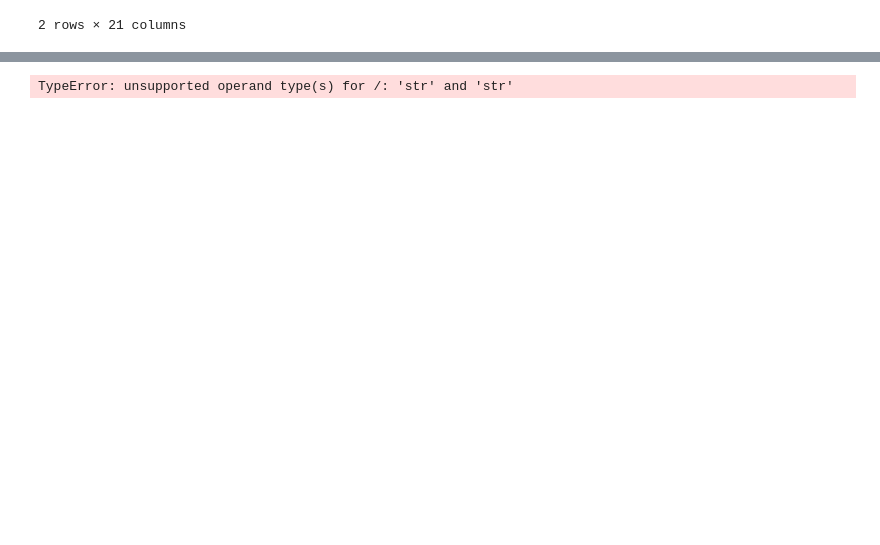
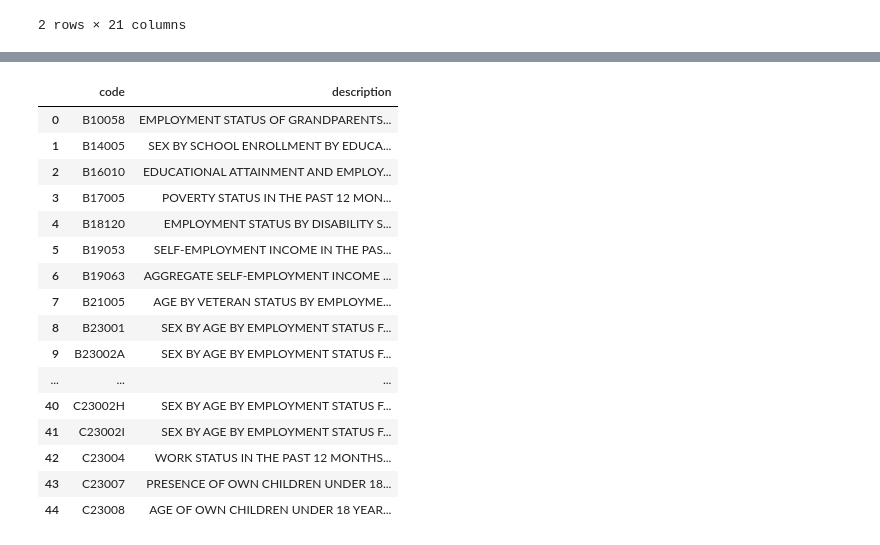
Before and after one commit to drawjk705/us-data, a Jupyter notebook: census/notebook.ipynb, the cells around one changed output, grey strips where cells are left out. Drawn from its saved outputs; the diff is of its cells as text; code cells hidden in the pictures; blank space fills up the shorter version.

```diff
--- a/census/notebook.ipynb
+++ b/census/notebook.ipynb
@@ -101,5 +100,5 @@ Index(['NAME', 'congressional district', 'state', 'Estimate_Total',
 # %%
-educData['pctNoHs'] = (educData.Estimate_Total_NoSchoolingCompleted \
+educPcts['pctNoHs'] = (educData.Estimate_Total_NoSchoolingCompleted \
                     + educData.Estimate_Total_NurseryTo4thGrade \
                     + educData.Estimate_Total_5thAnd6thGrade \
                     + educData.Estimate_Total_7thAnd8thGrade \
@@ -107,5 +106,31 @@ educData['pctNoHs'] = (educData.Estimate_Total_NoSchoolingCompleted \
                     + educData.Estimate_Total_10thGrade \
                     + educData.Estimate_Total_11thGrade \
                     + educData.Estimate_Total_12thGradeNoDiploma) / educData.Estimate_Total
+educPcts['pctHs'] = (educData.Estimate_Total_RegularHighSchoolDiploma \
+                     + educData.Estimate_Total_GedOrAlternativeCredential) \
+                        / educData.Estimate_Total
+educPcts['pctBach'] = educData.Estimate_Total_BachelorsDegree / educData.Estimate_Total
+educPcts['pctSomeCollege1YrNoDegree'] = educData.Estimate_Total_SomeCollegeLessThan1Year / educData.Estimate_Total
+educPcts['pctSomeCollegeManyYrsNoDegree'] = educData.Estimate_Total_SomeCollege1OrMoreYearsNoDegree / educData.Estimate_Total
+educPcts['pctGradPlus'] = (educData.Estimate_Total_DoctorateDegree + \
+                          educData.Estimate_Total_MastersDegree ) / educData.Estimate_Total
-# %% [output]
-TypeError: unsupported operand type(s) for /: 'str' and 'str'
+# %%
+c.searchGroups('employment')
+# %% [output]
+|  | code | description |
+| 0 | B10058 | EMPLOYMENT STATUS OF GRANDPARENTS... |
+| 1 | B14005 | SEX BY SCHOOL ENROLLMENT BY EDUCA... |
+| 2 | B16010 | EDUCATIONAL ATTAINMENT AND EMPLOY... |
+| 3 | B17005 | POVERTY STATUS IN THE PAST 12 MON... |
+| 4 | B18120 | EMPLOYMENT STATUS BY DISABILITY S... |
+| 5 | B19053 | SELF-EMPLOYMENT INCOME IN THE PAS... |
+| 6 | B19063 | AGGREGATE SELF-EMPLOYMENT INCOME ... |
+| 7 | B21005 | AGE BY VETERAN STATUS BY EMPLOYME... |
+| 8 | B23001 | SEX BY AGE BY EMPLOYMENT STATUS F... |
+| 9 | B23002A | SEX BY AGE BY EMPLOYMENT STATUS F... |
+| ... | ... | ... |
+| 40 | C23002H | SEX BY AGE BY EMPLOYMENT STATUS F... |
+| 41 | C23002I | SEX BY AGE BY EMPLOYMENT STATUS F... |
+| 42 | C23004 | WORK STATUS IN THE PAST 12 MONTHS... |
+| 43 | C23007 | PRESENCE OF OWN CHILDREN UNDER 18... |
+| 44 | C23008 | AGE OF OWN CHILDREN UNDER 18 YEAR... |
```
Also changed, not shown: parts of 9 cells of this notebook, 15 other files.
